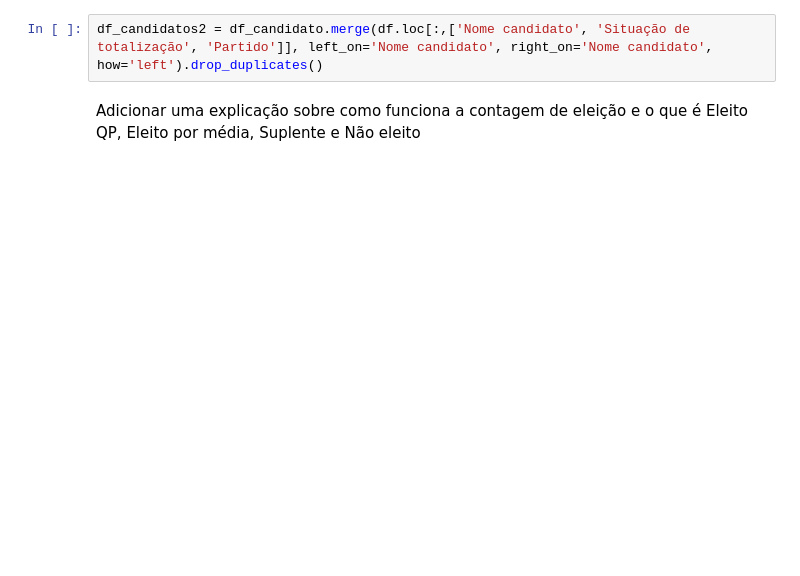
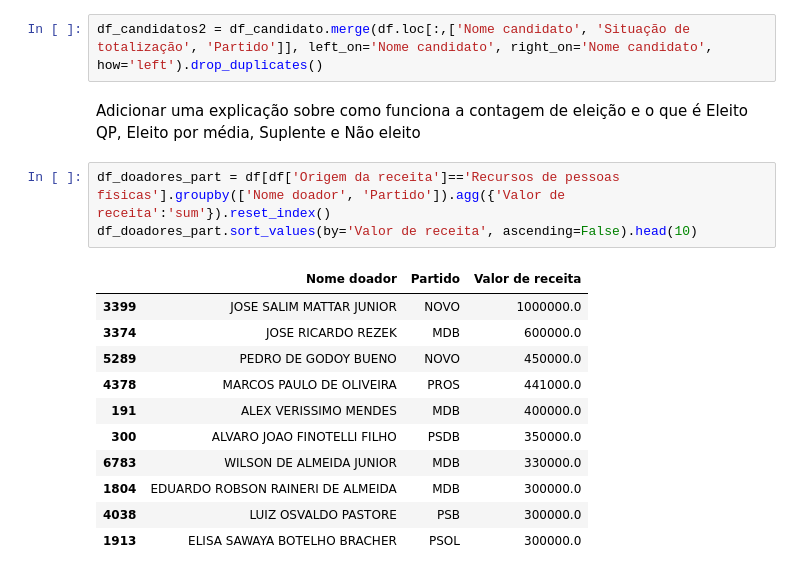
Before and after one commit to tecMTST/tutorial-de-dados, a Jupyter notebook: 99-incompletos/doacoes-eleitorais/analise_doacoes_eleitorais.ipynb, the cells around one changed output. Drawn from its saved outputs; the diff is of its cells as text; blank space fills up the shorter version.

```diff
--- a/99-incompletos/doacoes-eleitorais/analise_doacoes_eleitorais.ipynb
+++ b/99-incompletos/doacoes-eleitorais/analise_doacoes_eleitorais.ipynb
@@ -45,3 +53,18 @@ df_candidato = df.groupby('Nome candidato')['Valor de receita'].sum().reset_inde
 df_candidatos2 = df_candidato.merge(df.loc[:,['Nome candidato', 'Situação de totalização', 'Partido']], left_on='Nome candidato', right_on='Nome candidato', how='left').drop_duplicates()
 # %% [markdown]
 Adicionar uma explicação sobre como funciona a contagem de eleição e o que é Eleito QP, Eleito por média, Suplente e Não eleito
+# %%
+df_doadores_part = df[df['Origem da receita']=='Recursos de pessoas físicas'].groupby(['Nome doador', 'Partido']).agg({'Valor de receita':'sum'}).reset_index()
+df_doadores_part.sort_values(by='Valor de receita', ascending=False).head(10)
+# %% [output]
+|  | Nome doador | Partido | Valor de receita |
+| 3399 | JOSE SALIM MATTAR JUNIOR | NOVO | 1000000.0 |
+| 3374 | JOSE RICARDO REZEK | MDB | 600000.0 |
+| 5289 | PEDRO DE GODOY BUENO | NOVO | 450000.0 |
+| 4378 | MARCOS PAULO DE OLIVEIRA | PROS | 441000.0 |
+| 191 | ALEX VERISSIMO MENDES | MDB | 400000.0 |
+| 300 | ALVARO JOAO FINOTELLI FILHO | PSDB | 350000.0 |
+| 6783 | WILSON DE ALMEIDA JUNIOR | MDB | 330000.0 |
+| 1804 | EDUARDO ROBSON RAINERI DE ALMEIDA | MDB | 300000.0 |
+| 4038 | LUIZ OSVALDO PASTORE | PSB | 300000.0 |
+| 1913 | ELISA SAWAYA BOTELHO BRACHER | PSOL | 300000.0 |
```
Also changed, not shown: parts of 16 cells of this notebook, 2 other files.
